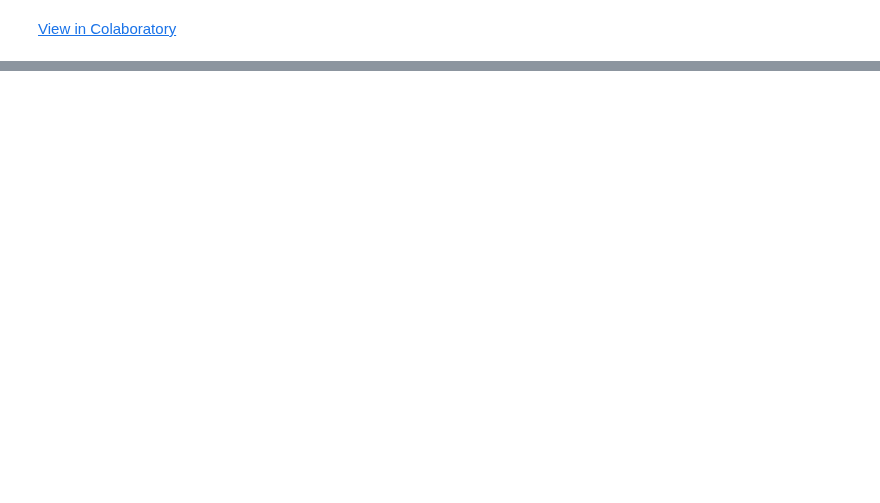
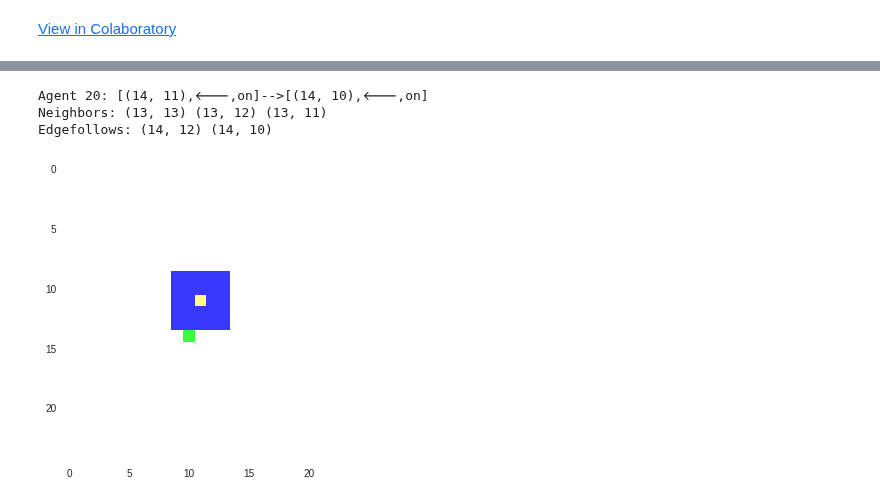
Before and after one commit to jpskycak/research_notebooks, a Jupyter notebook: programmable_self_assembly.ipynb, the cells around one changed output, grey strips where cells are left out. Drawn from its saved outputs; the diff is of its cells as text; code cells hidden in the pictures; blank space fills up the shorter version.

```diff
--- a/programmable_self_assembly.ipynb
+++ b/programmable_self_assembly.ipynb
@@ -513 +458,8 @@ KeyboardInterrupt: ignored
+# %%
+a.plot(-1)
+# %% [output]
+Agent 20: [(14, 11),🡐,on]-->[(14, 10),🡐,on]
+Neighbors: (13, 13) (13, 12) (13, 11)
+Edgefollows: (14, 12) (14, 10)
+[figure, added]
 # %%
```
Also changed, not shown: parts of 8 cells of this notebook.
